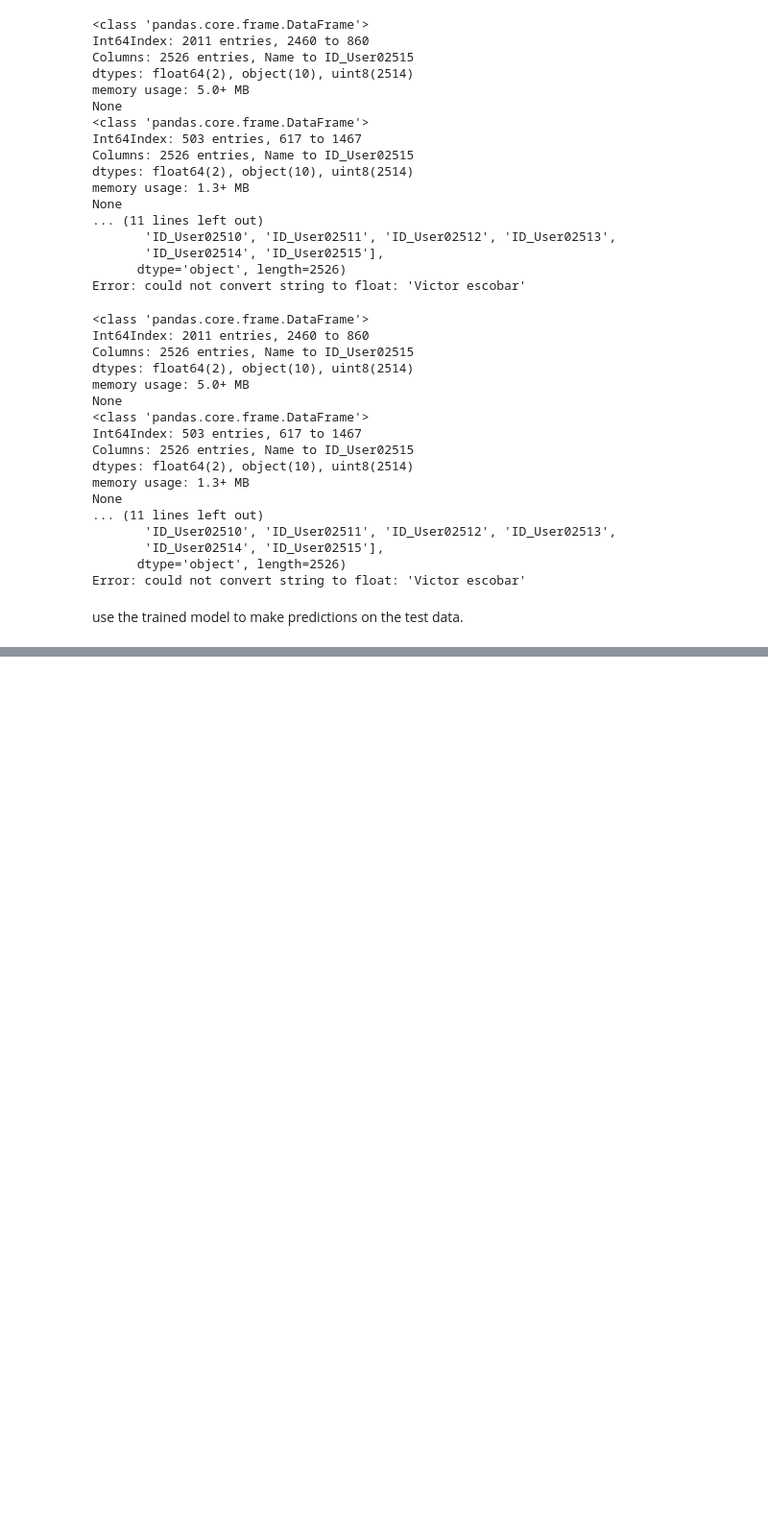
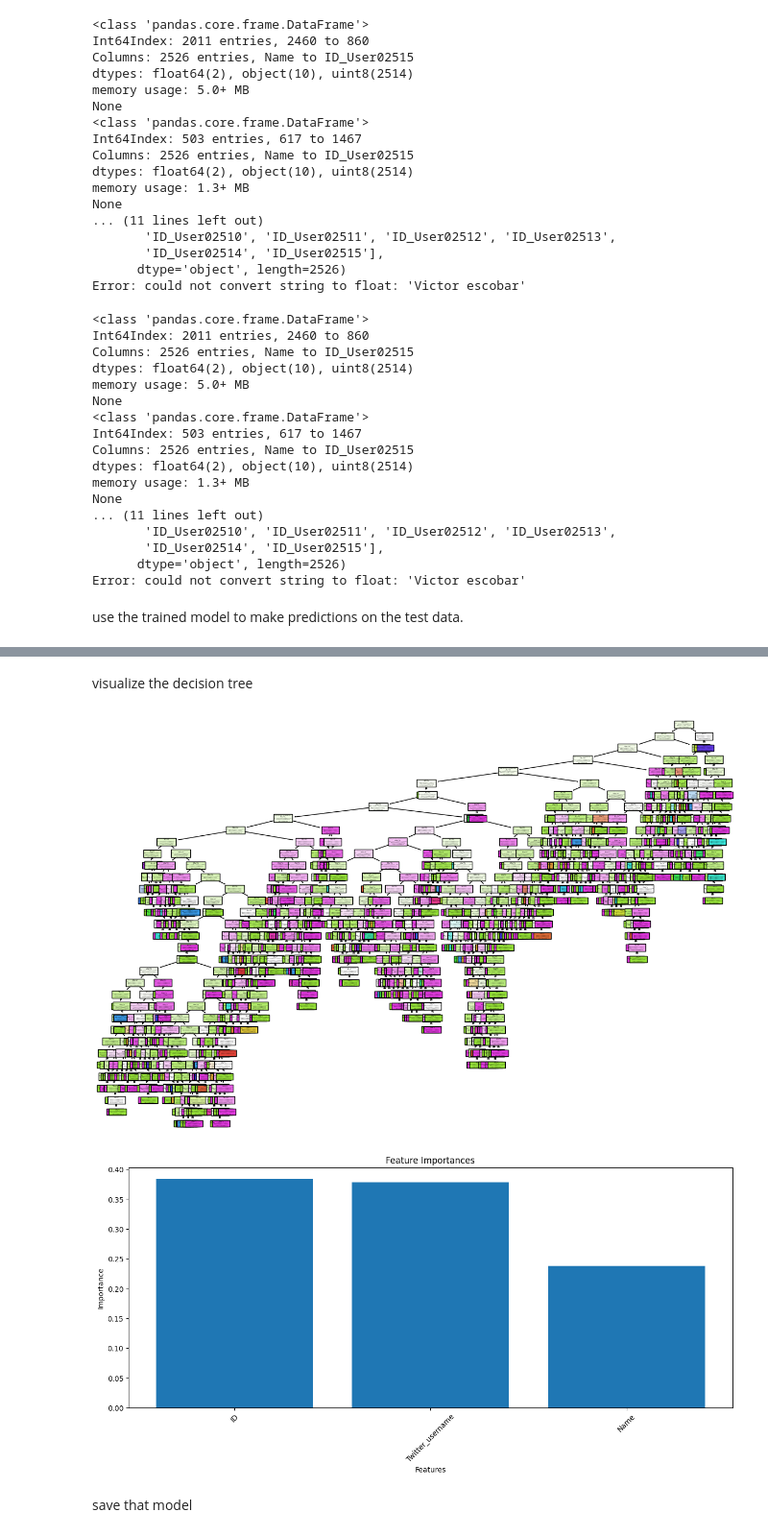
Before and after one commit to Mahinda25/CAT-2-DATA-SCIENCE, a Jupyter notebook: CAT2.ipynb, the cells around one changed output, grey strips where cells are left out. Shown at 96% size. Drawn from its saved outputs; the diff is of its cells as text; code cells hidden in the pictures; blank space fills up the shorter version.

```diff
--- a/CAT2.ipynb
+++ b/CAT2.ipynb
@@ -293,0 +379,39 @@ Model evaluation
+# %% [markdown]
+visualize the decision tree
+# %%
+import matplotlib.pyplot as plt
+from sklearn.tree import plot_tree
+from sklearn.ensemble import RandomForestClassifier
+
+# Assuming 'pipeline' is the trained pipeline with RandomForestClassifier
+classifier = pipeline.named_steps['classifier']
+
+# If you want to visualize a single decision tree (assuming RandomForestClassifier is used)
+# This is optional and may not be meaningful for random forests with many trees
+# You can replace '0' with the index of the tree you want to visualize
+if isinstance(classifier, RandomForestClassifier):
+    tree_to_visualize = classifier.estimators_[0]
+    plt.figure(figsize=(15, 10))
+    plot_tree(tree_to_visualize, feature_names=X_train.columns, class_names=classifier.classes_, filled=True)
+    plt.show()
+
+# If you want to visualize feature importances for the entire random forest
+# This will show a bar chart of feature importances
+if isinstance(classifier, RandomForestClassifier):
+    feature_importances = classifier.feature_importances_
+    features = X_train.columns
+    importance_dict = dict(zip(features, feature_importances))
+    importance_dict = dict(sorted(importance_dict.items(), key=lambda x: x[1], reverse=True))
+
+    plt.figure(figsize=(15, 6))
+    plt.bar(importance_dict.keys(), importance_dict.values())
+    plt.title('Feature Importances')
+    plt.xlabel('Features')
+    plt.ylabel('Importance')
+    plt.xticks(rotation=45)
+    plt.show()
+# %% [output]
+[figure, added]
+[figure, added]
+# %% [markdown]
+save that model
```
Also changed, not shown: parts of 14 cells of this notebook.
